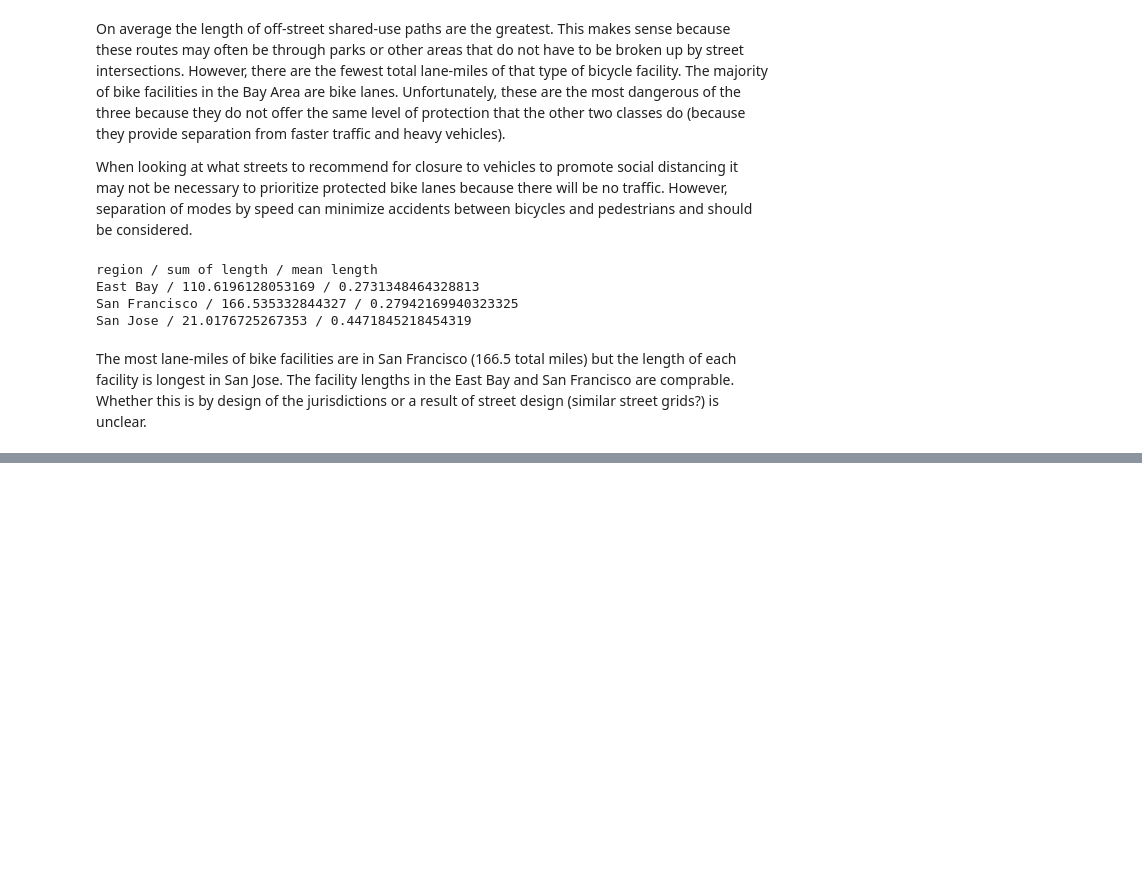
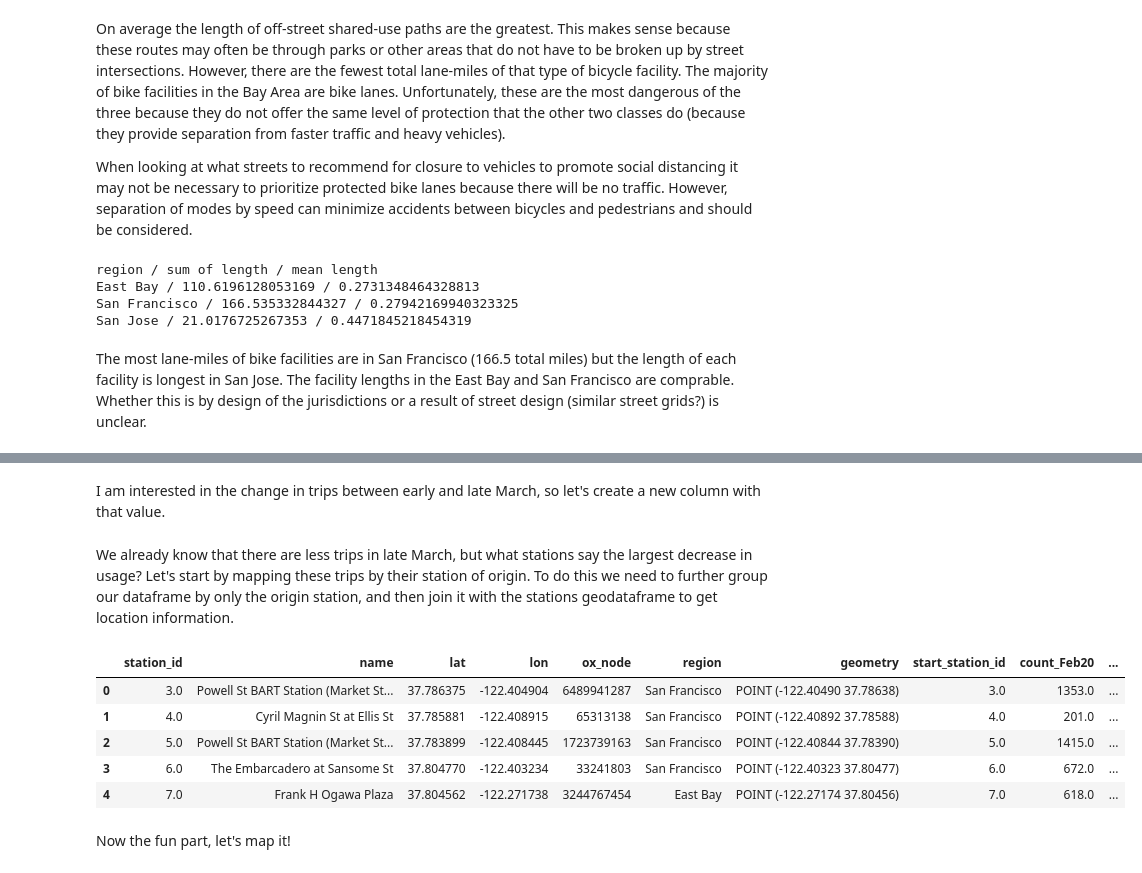
Before and after one commit to ethanebinger/CP255, a Jupyter notebook: code/1_Explore_BayWheels_Trips.ipynb, the cells around one changed output, grey strips where cells are left out. Saved outputs shown, nothing was run; the diff lists cells and outputs as text; code cells hidden in the pictures; blank space fills up the shorter version.

```diff
--- a/code/1_Explore_BayWheels_Trips.ipynb
+++ b/code/1_Explore_BayWheels_Trips.ipynb
@@ -132,0 +246,15 @@ The most lane-miles of bike facilities are in San Francisco (166.5 total miles)
+# %%
+# Merge together the counts from February and early March
+trips_agg = pd.merge(trips_Feb20_agg, trips_Mar20_pre_agg, how="outer", on=["start_station_id", "end_station_id"])
+
+# Rename columns to more readable labels
+trips_agg.rename(columns={"count_x": "count_Feb20", "count_y": "count_Mar20_pre"}, inplace=True)
+
+# Merge together the counts from February and early March with those from late March
+trips_agg = pd.merge(trips_agg, trips_Mar20_post_agg, how="outer", on=["start_station_id", "end_station_id"])
+
+# Rename columns to more readable labels
+trips_agg.rename(columns={"count": "count_Mar20_post"}, inplace=True)
+
+# Display merged dataframe
+trips_agg.head()
@@ -132,0 +270,6 @@ The most lane-miles of bike facilities are in San Francisco (166.5 total miles)
+# %%
+# fill null values
+trips_agg.fillna(0, inplace=True)
+
+# Display dataframe
+trips_agg.head()
@@ -132,0 +283,26 @@ The most lane-miles of bike facilities are in San Francisco (166.5 total miles)
+# %% [markdown]
+I am interested in the change in trips between early and late March, so let's create a new column with that value.
+# %%
+# Calculate the change in trips between early and late March
+trips_agg['count_delta'] = trips_agg['count_Mar20_post'] - trips_agg['count_Mar20_pre']
+# %% [markdown]
+We already know that there are less trips in late March, but what stations say the largest decrease in usage? Let's start by mapping these trips by their station of origin. To do this we need to further group our dataframe by only the origin station, and then join it with the stations geodataframe to get location information.
+# %%
+# Create a dataframe of origin trips
+trips_orig = trips_agg.groupby('start_station_id').sum().reset_index()
+trips_orig.drop(columns="end_station_id", inplace=True)
+# %%
+# create geodataframe with trip counts per origin station
+orig_gdf = pd.merge(stations, trips_orig, how="left", left_on="station_id", right_on="start_station_id")
+
+# display new geodataframe
+orig_gdf.head()
+# %% [output]
+|  | station_id | name | lat | lon | ox_node | region | geometry | start_station_id | count_Feb20 | ... |
+| 0 | 3.0 | Powell St BART Station (Market St... | 37.786375 | -122.404904 | 6489941287 | San Francisco | POINT (-122.40490 37.78638) | 3.0 | 1353.0 | ... |
+| 1 | 4.0 | Cyril Magnin St at Ellis St | 37.785881 | -122.408915 | 65313138 | San Francisco | POINT (-122.40892 37.78588) | 4.0 | 201.0 | ... |
+| 2 | 5.0 | Powell St BART Station (Market St... | 37.783899 | -122.408445 | 1723739163 | San Francisco | POINT (-122.40844 37.78390) | 5.0 | 1415.0 | ... |
+| 3 | 6.0 | The Embarcadero at Sansome St | 37.804770 | -122.403234 | 33241803 | San Francisco | POINT (-122.40323 37.80477) | 6.0 | 672.0 | ... |
+| 4 | 7.0 | Frank H Ogawa Plaza | 37.804562 | -122.271738 | 3244767454 | East Bay | POINT (-122.27174 37.80456) | 7.0 | 618.0 | ... |
+# %% [markdown]
+Now the fun part, let's map it!
```
Also changed, not shown: parts of 30 cells of this notebook.
